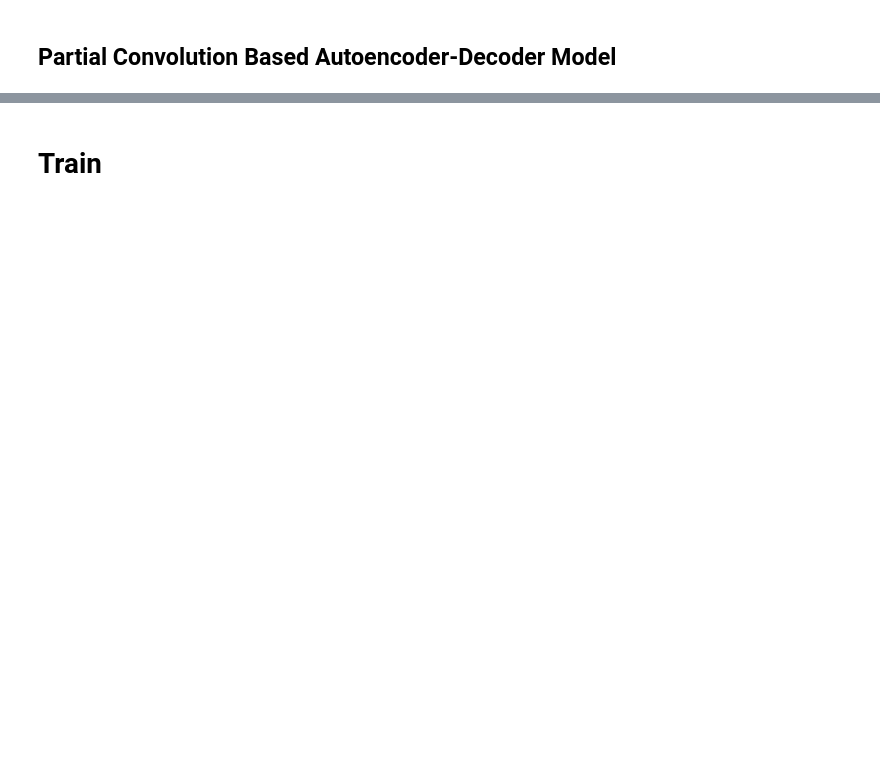
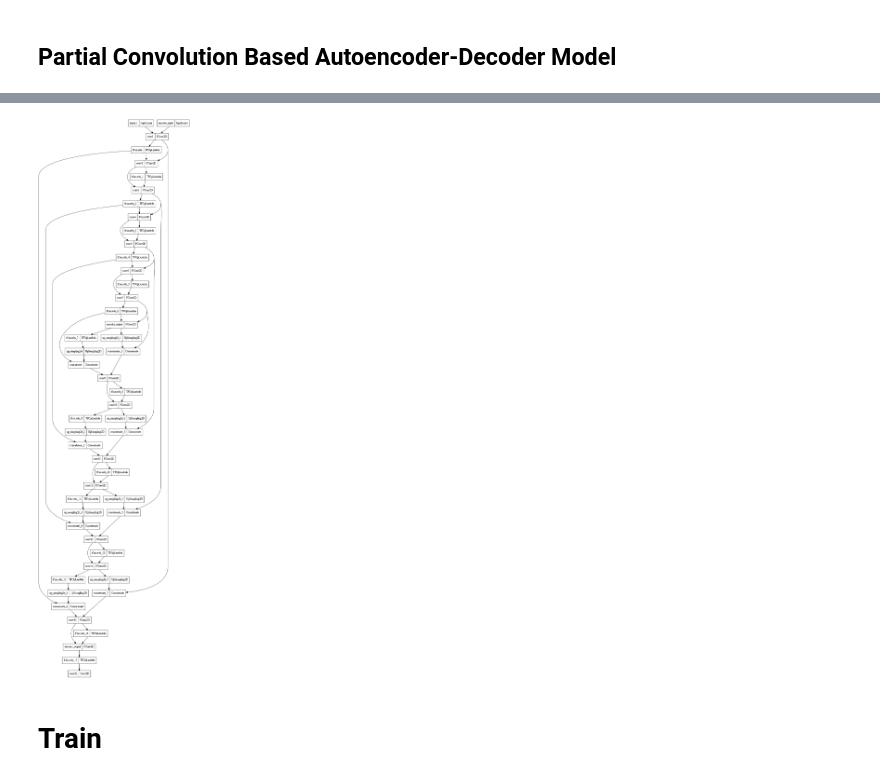
Before and after one commit to Lunchb0ne/diffaugmentation-pconv, a Jupyter notebook: Image_Inpainting_Partial_Convolution.ipynb, the cells around one changed output, grey strips where cells are left out. Drawn from its saved outputs; the diff is of its cells as text; code cells hidden in the pictures; blank space fills up the shorter version.

```diff
--- a/Image_Inpainting_Partial_Convolution.ipynb
+++ b/Image_Inpainting_Partial_Convolution.ipynb
@@ -170,5 +186,7 @@ maxCacheSize: 5.33 GB
 # %%
-keras.utils.plot_model(model, show_shapes=True, dpi=60, to_file='model_v2.png')
+keras.utils.plot_model(model, show_shapes=False, dpi=60, to_file='model_v2.png')
+# %% [output]
+[figure, added]
 # %% [markdown]
 # Train
 # %%
```
Also changed, not shown: parts of 11 cells of this notebook, 3 other files.
